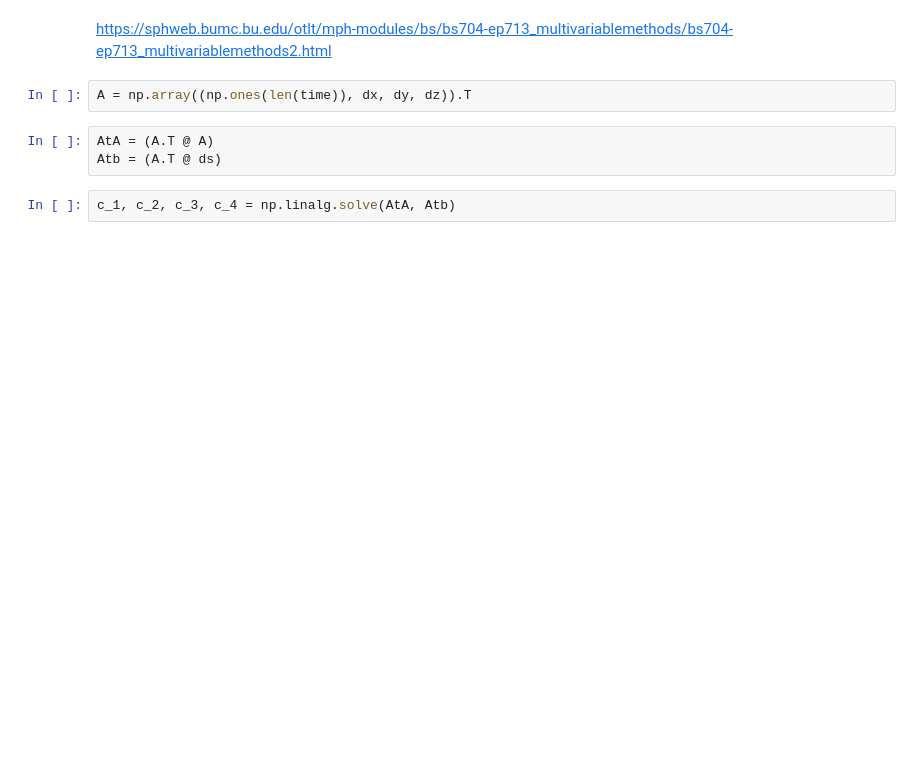
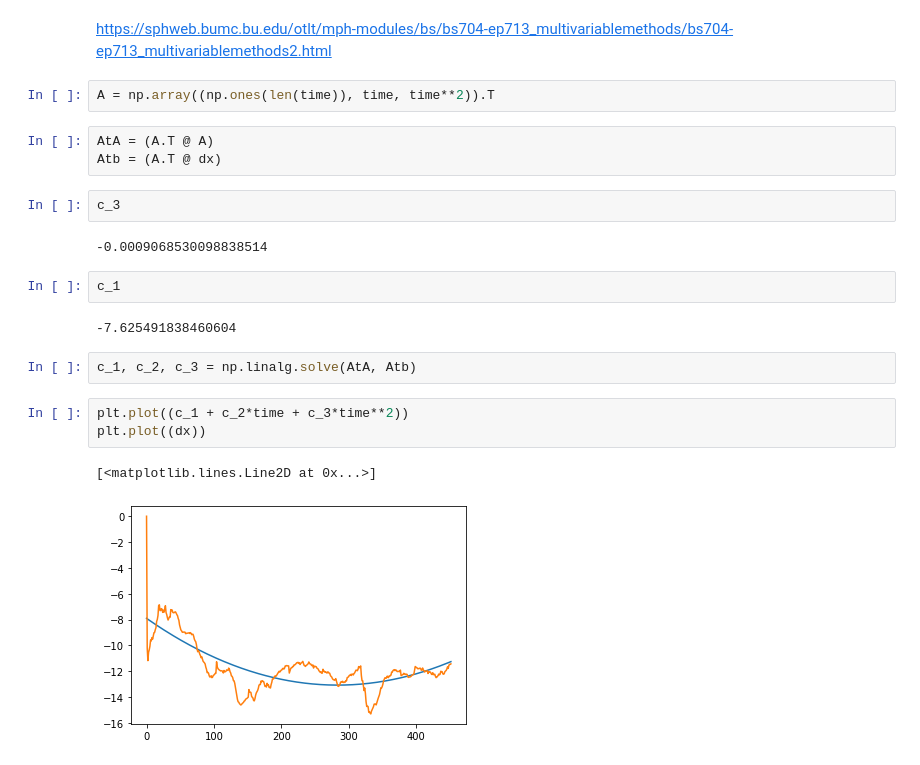
Before and after one commit to ubsuny/data-analysis-final20, a Jupyter notebook: GPS/GPS.ipynb, the cells around one changed output. Drawn from its saved outputs; the diff is of its cells as text; blank space fills up the shorter version.

```diff
--- a/GPS/GPS.ipynb
+++ b/GPS/GPS.ipynb
@@ -244,11 +397,25 @@ plt.plot(time, ds)
 # %% [markdown]
 https://sphweb.bumc.bu.edu/otlt/mph-modules/bs/bs704-ep713_multivariablemethods/bs704-ep713_multivariablemethods2.html
 # %%
-A = np.array((np.ones(len(time)), dx, dy, dz)).T
+A = np.array((np.ones(len(time)), time, time**2)).T
 # %%
 AtA = (A.T @ A)
-Atb = (A.T @ ds)
+Atb = (A.T @ dx)
+# %%
+c_3
+# %% [output]
+-0.0009068530098838514
+# %%
+c_1
+# %% [output]
+-7.625491838460604
 # %%
-c_1, c_2, c_3, c_4 = np.linalg.solve(AtA, Atb)
+c_1, c_2, c_3 = np.linalg.solve(AtA, Atb)
+# %%
+plt.plot((c_1 + c_2*time + c_3*time**2))
+plt.plot((dx))
+# %% [output]
+[<matplotlib.lines.Line2D at 0x...>]
+[figure, added]
 # %%
 plt.plot(time, ds - (c_1 + c_2*dx + c_3*dy + c_4*dz))
```
Also changed, not shown: parts of 27 cells of this notebook, 6 other files.
